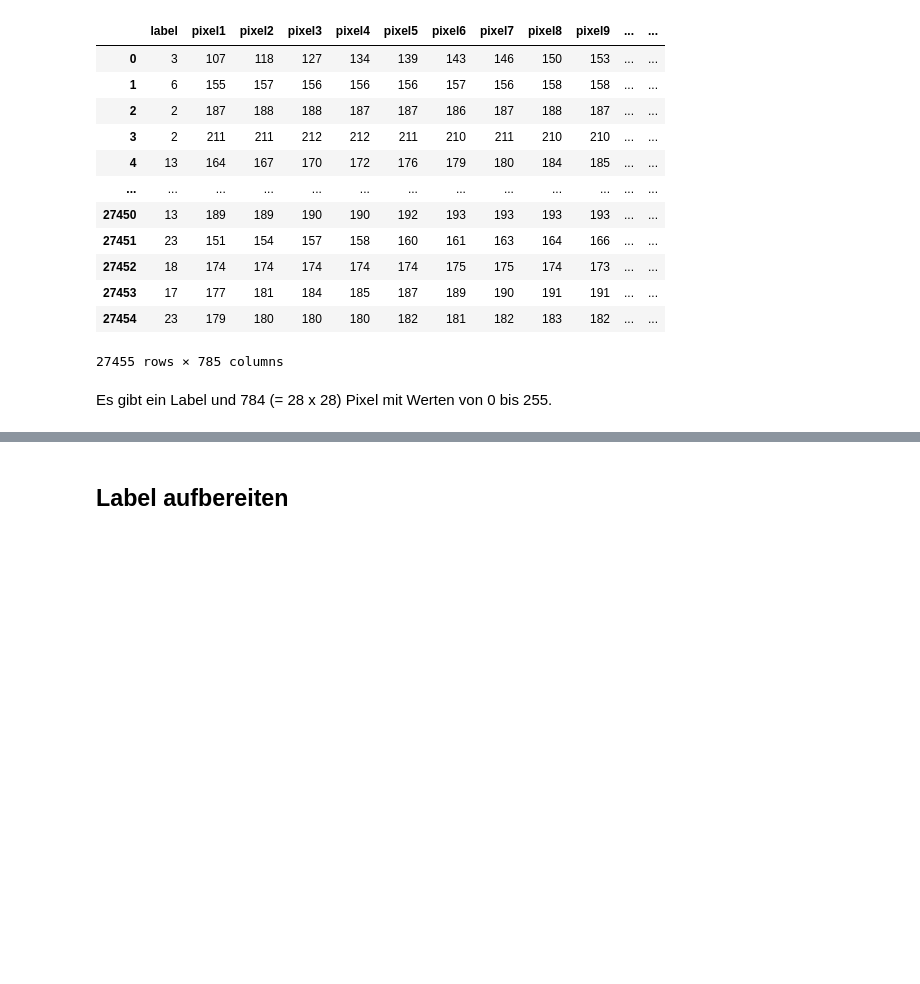
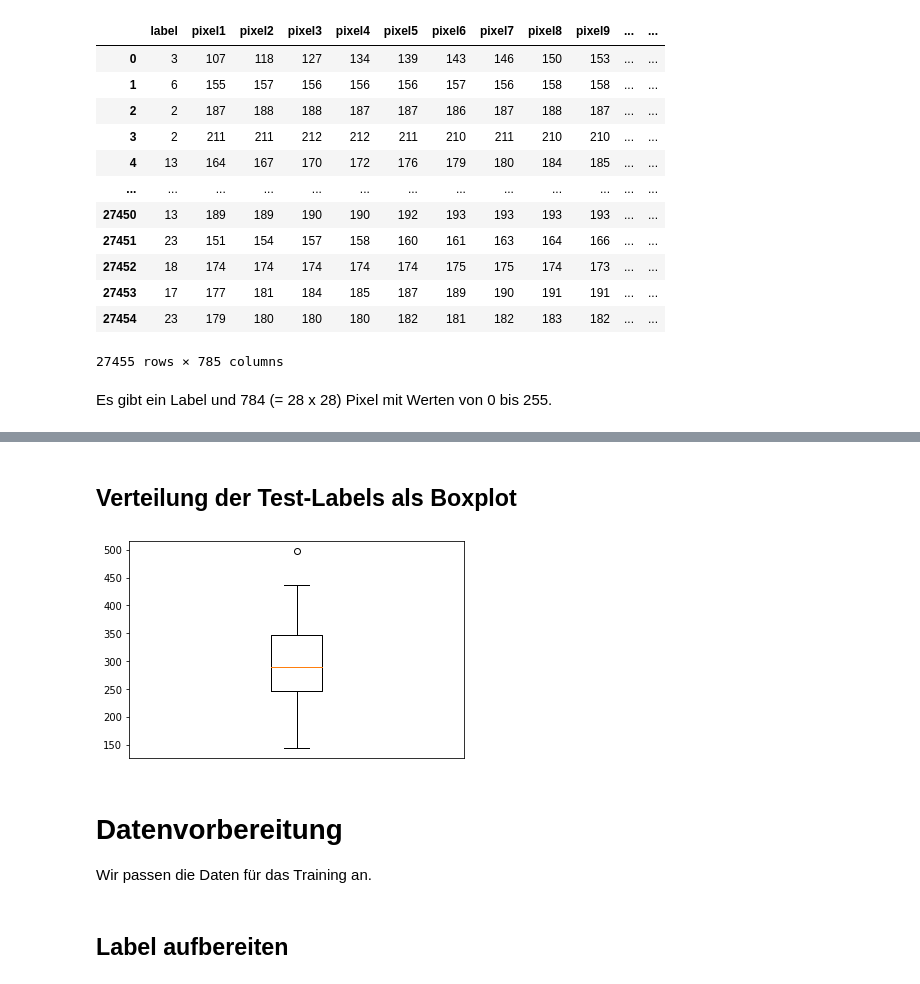
Before and after one commit to cellularegg/sign-language-MNIST, a Jupyter notebook: presentation.ipynb, the cells around one changed output, grey strips where cells are left out. Drawn from its saved outputs; the diff is of its cells as text; code cells hidden in the pictures; blank space fills up the shorter version.

```diff
--- a/presentation.ipynb
+++ b/presentation.ipynb
@@ -64,3 +85,15 @@ Es gibt ein Label und 784 (= 28 x 28) Pixel mit Werten von 0 bis 255.
+# %% [markdown]
+## Verteilung der Test-Labels als Boxplot
+# %%
+plt.boxplot(label_counts_test.values)
+plt.xticks([])
+plt.show()
+# %% [output]
+[figure, added]
+# %% [markdown]
+# Datenvorbereitung
+
+Wir passen die Daten für das Training an.
 # %% [markdown]
 ## Label aufbereiten
 # %%
```
Also changed, not shown: parts of 13 cells of this notebook, 6 other files.
